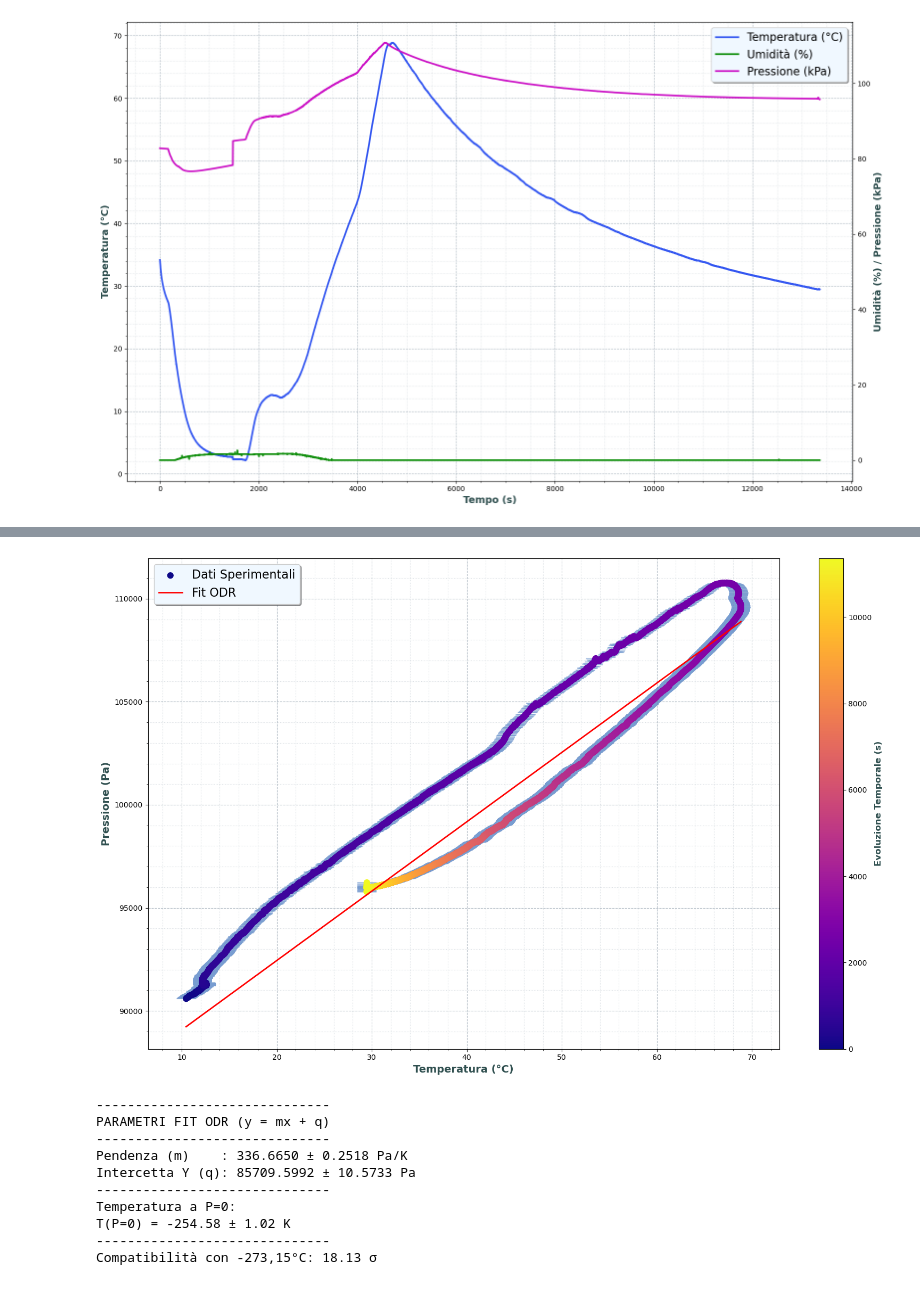
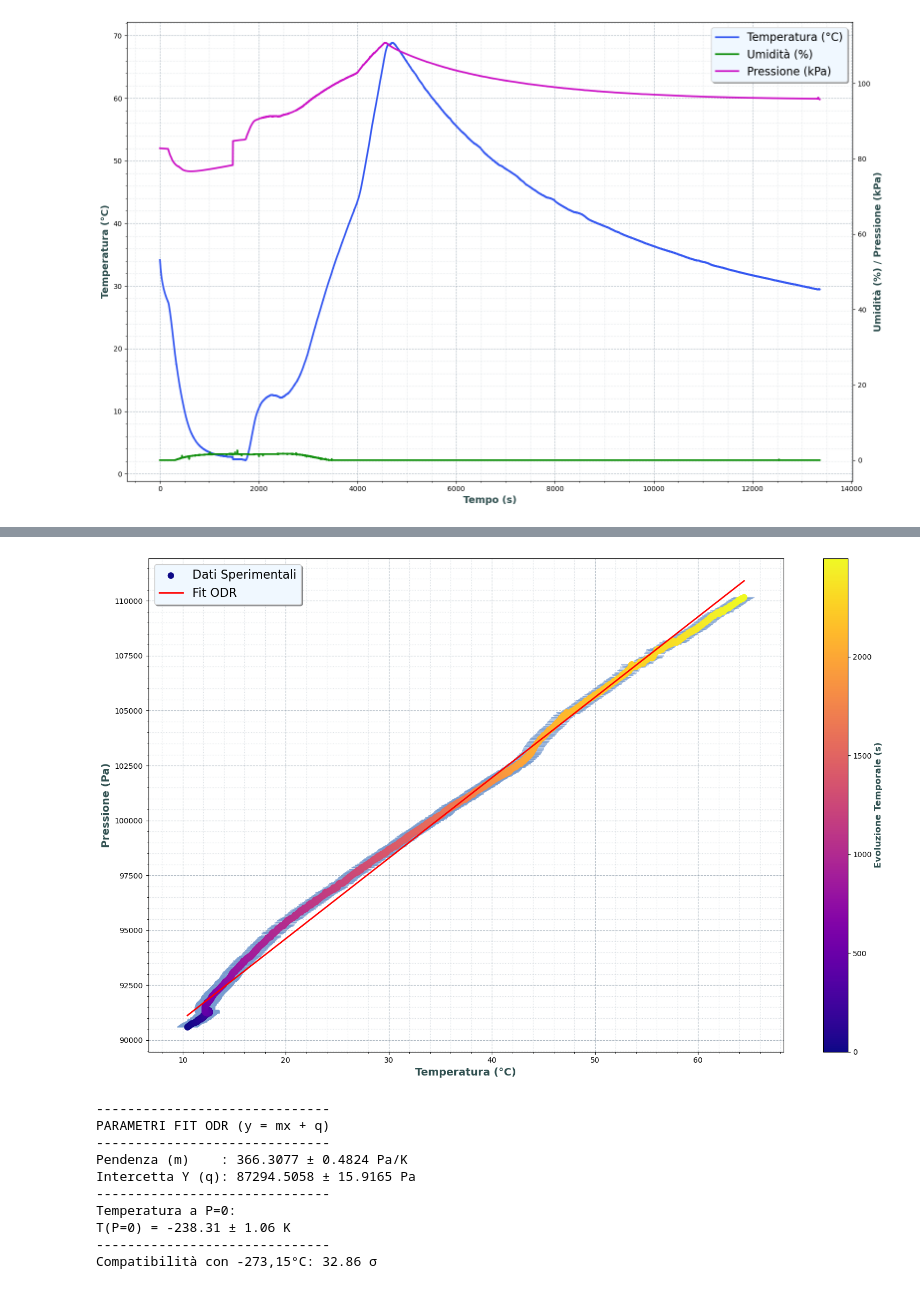
Before and after one commit to oblivion0218/BME280, a Jupyter notebook: Analisi.ipynb, the cells around one changed output, grey strips where cells are left out. Saved outputs shown, nothing was run; the diff lists cells and outputs as text; code cells hidden in the pictures.

```diff
--- a/Analisi.ipynb
+++ b/Analisi.ipynb
@@ -72,7 +72,7 @@ plt.show()
 # %%
 # eventuale cut dei dati se volessimo tralasciarne qualcuno
 
-mask_to_remove = (df['Tempo_Simulato_s'] <= 2000) | (df['Tempo_Simulato_s'] >= 50000)
+mask_to_remove = (df['Tempo_Simulato_s'] <= 2000) | (df['Tempo_Simulato_s'] >= 4500)
 df = df[~mask_to_remove].copy()
 # %%
 dati_tabella = {        # Tabella NIST con i valori della densità dell'aria al variare di umidità e temepratura
@@ -368,10 +373,10 @@ y = df_PT['Pressione'].values * 1000.0    # Pa
 # Creo un vettore per la mappatura temporale (indice progressivo)
 time_evolution = np.arange(len(x))
 
-### Configurazione ODR
+# Configurazione ODR
 linear_model = odr.Model(lambda B, x: B[0]*x + B[1])
 my_data = odr.RealData(x, y, sx=1.0, sy=100.0) # Incertezze costanti
-my_odr = odr.ODR(my_data, linear_model, beta0=[1, 90])
+my_odr = odr.ODR(my_data, linear_model, beta0=[1, 0])
 
 # Eseguo il fit
 output = my_odr.run()
@@ -432,44 +437,44 @@ ax.set_ylabel('Pressione (Pa)', fontsize=14, fontweight='bold', color='#2F4F4F')
 # Griglia personalizzata
 ax.minorticks_on()
 ax.grid(which='major', linestyle='--', alpha=0.6, color='#778899')
 ax.grid(which='minor', linestyle=':', alpha=0.3, color='#778899')
 
 # Legenda personalizzata
 ax.legend(loc='upper left', frameon=True, shadow=True, fontsize=16, facecolor='#F0F8FF')
 
 plt.tight_layout()
 plt.show()
 
 # Risultati Numerici
 sigma_syst_T = 1.0
 sT0_total = np.sqrt(sT0**2 + sigma_syst_T**2)
 
 print("-" * 30)
 print("PARAMETRI FIT ODR (y = mx + q)")
 print("-" * 30)
 print(f"Pendenza (m)    : {m:.4f} ± {sm:.4f} Pa/K")
 print(f"Intercetta Y (q): {q:.4f} ± {sq:.4f} Pa")
 print("-" * 30)
 print(f"Temperatura a P=0:")
 print(f"T(P=0) = {T0:.2f} ± {sT0_total:.2f} K")
 print("-" * 30)
 
 zero_assoluto = -273.15
 diff = abs(T0 - zero_assoluto)
 comp = diff / sT0_total
 print(f"Compatibilità con -273,15°C: {comp:.2f} σ")
 # %% [output]
-[figure, old version]
+[figure, new version]
 ------------------------------
 PARAMETRI FIT ODR (y = mx + q)
 ------------------------------
-Pendenza (m)    : 336.6650 ± 0.2518 Pa/K
-Intercetta Y (q): 85709.5992 ± 10.5733 Pa
+Pendenza (m)    : 366.3077 ± 0.4824 Pa/K
+Intercetta Y (q): 87294.5058 ± 15.9165 Pa
 ------------------------------
 Temperatura a P=0:
-T(P=0) = -254.58 ± 1.02 K
+T(P=0) = -238.31 ± 1.06 K
 ------------------------------
-Compatibilità con -273,15°C: 18.13 σ
+Compatibilità con -273,15°C: 32.86 σ
 # %%
 
 # Preparazione Dati e Separazione Rami
```
Also changed, not shown: parts of 7 cells of this notebook, 8 other files.
